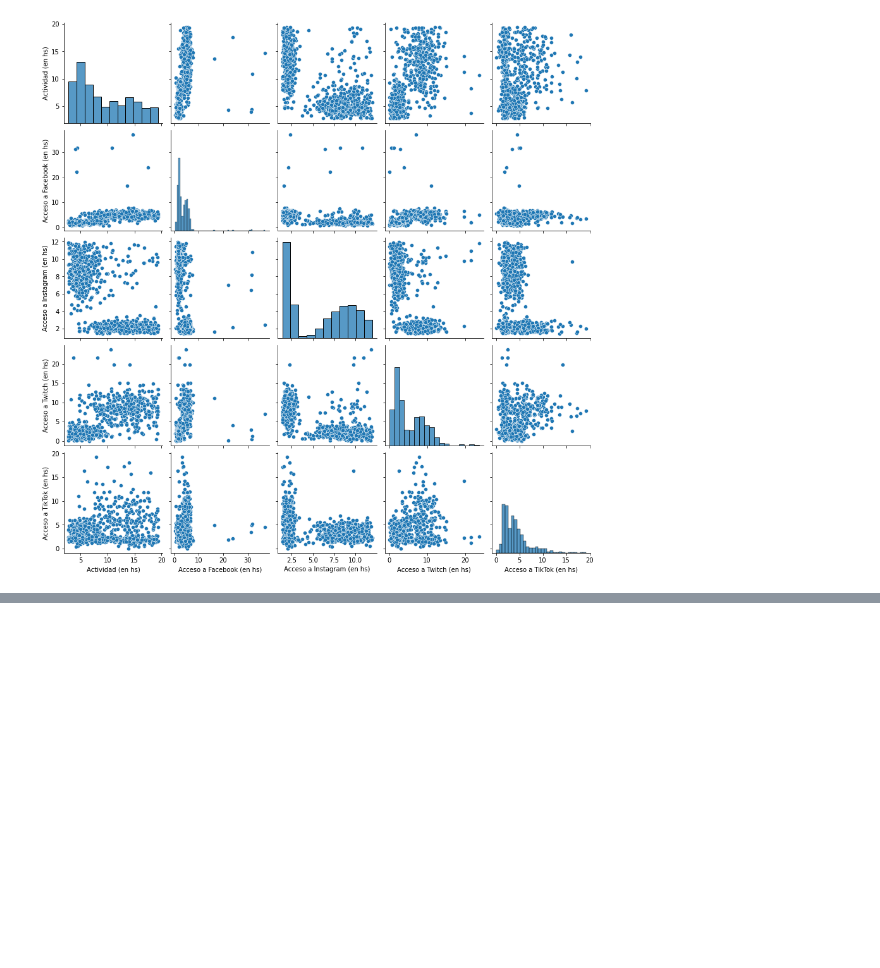
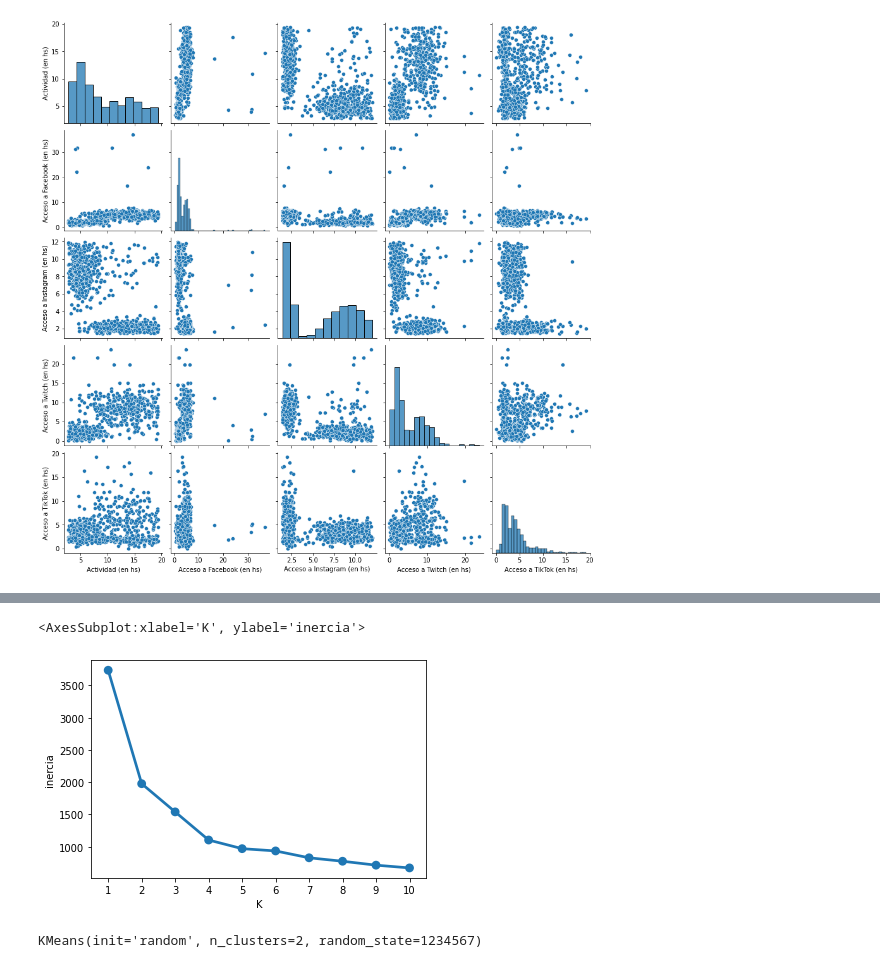
Before and after one commit to Lorenzoriccio/F-de-Informatica-sample, a Jupyter notebook: ciencia_de_datos/Pandas/Práctica/pandas4.ipynb, the cells around one changed output, grey strips where cells are left out. Cells and saved outputs as stored; diff of their text form; code cells hidden in the pictures; blank space fills up the shorter version.

```diff
--- a/ciencia_de_datos/Pandas/Práctica/pandas4.ipynb
+++ b/ciencia_de_datos/Pandas/Práctica/pandas4.ipynb
@@ -154,12 +154,17 @@ sns.pairplot(datos3)
 # %%
 # Escalar los datos (4)
 scaler = StandardScaler()
-datos_escalado = scaler.fit_transform(datos3[columnas]) # hay que decirle las columnas numéricas
+datos_escaleado = scaler.fit_transform(datos3[columnas]) # hay que decirle las columnas numéricas
 # %%
-def inercias_por_k(datos_escalado):
+# Calcular inercias (5)
+def inercias_por_k(datos_escaleado):
     inercias = {}
     for i in range(1,11):
         kmeans = KMeans(n_clusters = i, init='random', n_init=10, max_iter=300, random_state=1234567)
-        kmeans.fit(datos_escalado)
+        kmeans.fit(datos_escaleado)
         inercias[i] = kmeans.inertia_
     return inercias
+# %%
+# Calcular inercias (5)
+inercias = inercias_por_k(datos_escaleado)
+inercias
@@ -165,0 +182,16 @@ def inercias_por_k(datos_escalado):
+# %%
+# Regla del Codo (6)
+df_inercias = pd.DataFrame(inercias.items(), columns=['K', 'inercia'])
+# %%
+# Regla del Codo (6)
+sns.pointplot(data = df_inercias, x='K', y='inercia')
+# %% [output]
+<AxesSubplot:xlabel='K', ylabel='inercia'>
+[figure, added]
+# %%
+# Cluster (7)
+k = 2
+kmeans = KMeans(n_clusters = k, init='random', n_init=10, max_iter=300, random_state=1234567)
+kmeans.fit(datos_escaleado)
+# %% [output]
+KMeans(init='random', n_clusters=2, random_state=1234567)
```
Also changed, not shown: parts of 4 cells of this notebook.
